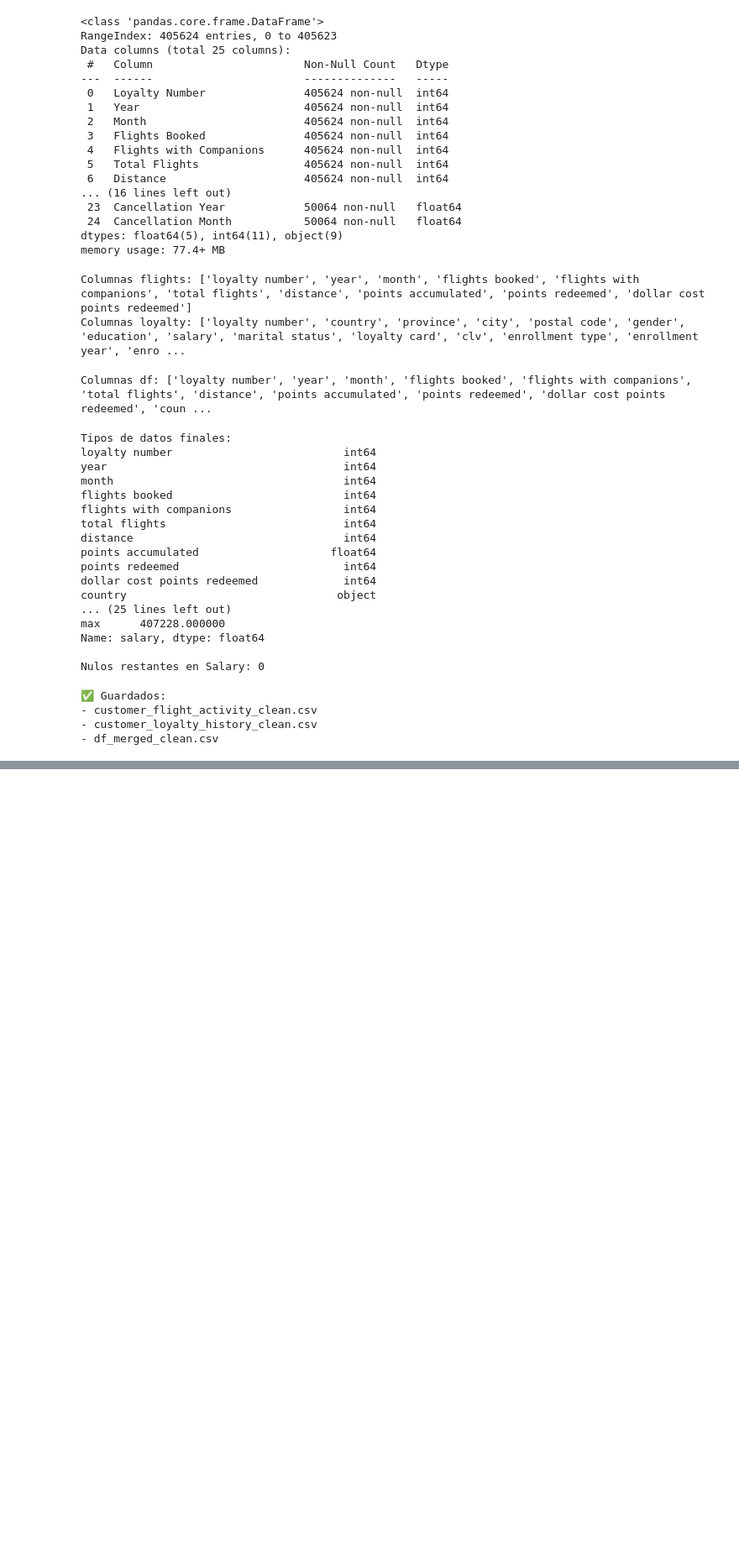
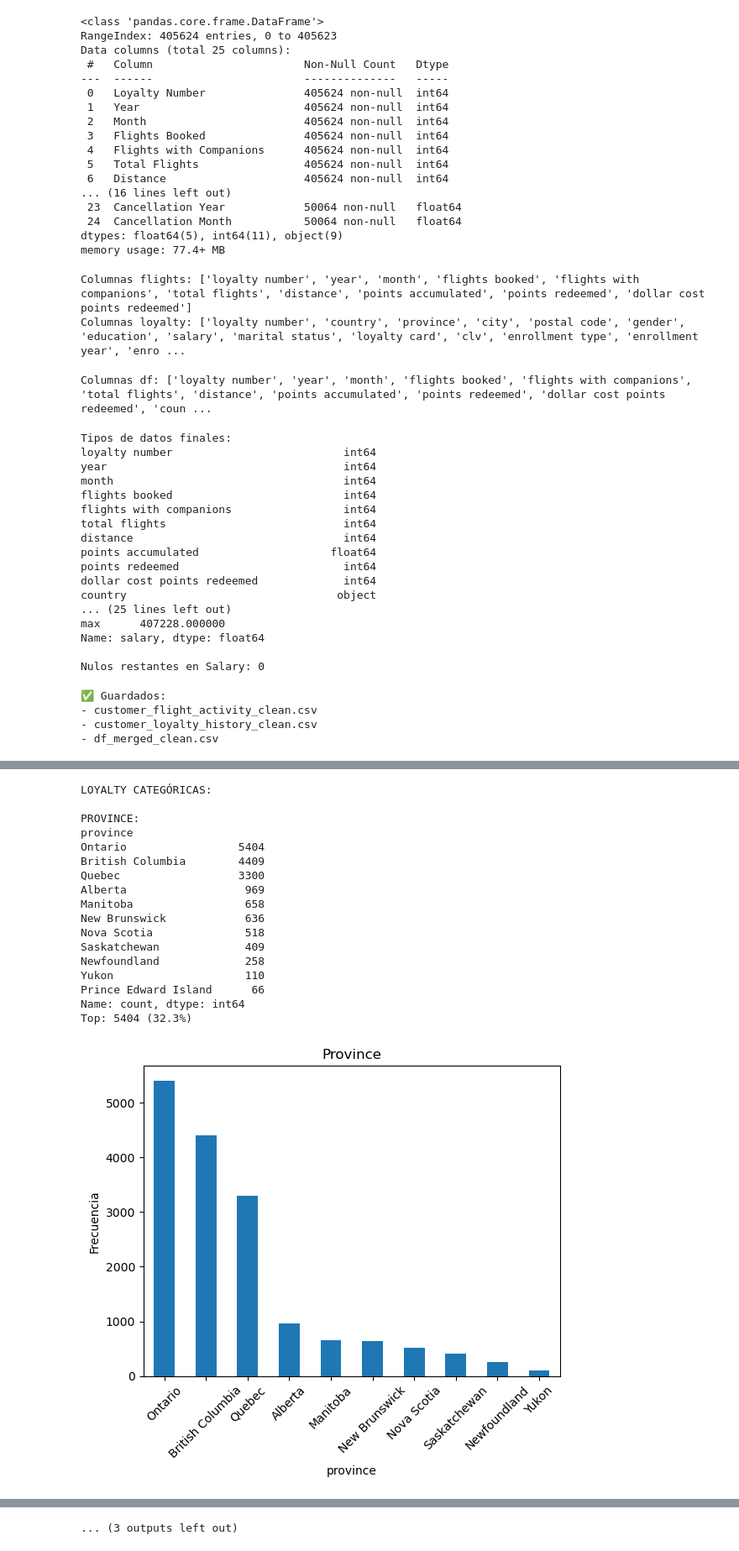
Before and after one commit to Adalab/bda-modulo-3-evaluacion-final-cristinaragon, a Jupyter notebook: Analisis_Loyalty.ipynb, the cells around one changed output, grey strips where cells are left out. Shown at 84% size. Saved outputs shown, nothing was run; the diff lists cells and outputs as text; code cells hidden in the pictures; blank space fills up the shorter version.

```diff
--- a/Analisis_Loyalty.ipynb
+++ b/Analisis_Loyalty.ipynb
@@ -405,0 +624,79 @@ df = pd.read_csv('df_merged_clean.csv')
+# %%
+import pandas as pd
+import matplotlib.pyplot as plt
+import seaborn as sns
+
+# Cargar datasets limpios (ajusta nombres)
+df_flights = pd.read_csv('customer_flight_activity_clean.csv')  # Tu versión limpia
+df_loyalty = pd.read_csv('customer_loyalty_history_clean.csv')  # Tu versión limpia
+
+# === 1. FRECUENCIAS LOYALTY ===
+cat_loyalty = ['province', 'education', 'marital status', 'loyalty card', 'gender']
+print("LOYALTY CATEGÓRICAS:")
+for var in cat_loyalty:
+    print(f"\n{var.upper()}:")
+    freq = df_loyalty[var].value_counts()
+    print(freq)
+    print(f"Top: {freq.iloc[0]} ({freq.iloc[0]/len(df_loyalty)*100:.1f}%)")
+    # Gráfico
+    freq.head(10).plot(kind='bar', title=var.title())
+    plt.ylabel('Frecuencia')
+    plt.xticks(rotation=45)
+    plt.show()
+
+# === 2. FRECUENCIAS FLIGHTS ===
+cat_flights = ['year', 'month']  # Si están separadas
+for var in cat_flights:
+    if var in df_flights.columns:
+        print(f"\n{var.upper()}:")
+        freq = df_flights[var].value_counts().sort_index()
+        print(freq)
+        freq.plot(kind='bar', title=var.title())
+        plt.show()
+
+# === 3. TABLA RESUMEN ===
+summary = pd.DataFrame({
+    'Variable': [],
+    'Top_Cat': [],
+    'Freq': [],
+    '%': []
+})
+for df_name, cats in [('Loyalty', cat_loyalty), ('Flights', cat_flights)]:
+    for var in cats:
+        if df_name == 'Loyalty' and var in df_loyalty.columns:
+            top = df_loyalty[var].value_counts().iloc[0]
+            pct = top / len(df_loyalty) * 100
+        elif df_name == 'Flights' and var in df_flights.columns:
+            top = df_flights[var].value_counts().iloc[0]
+            pct = top / len(df_flights) * 100
+        else:
+            continue
+        summary = pd.concat([summary, pd.DataFrame({
+            'Variable': [var],
+            'Top_Cat': [df_loyalty[var].value_counts().index[0] if df_name=='Loyalty' else df_flights[var].value_counts().index[0]],
+            'Freq': [top],
+            '%': [f'{pct:.1f}%']
+        })], ignore_index=True)
+
+print("\nRESUMEN:")
+print(summary)
+summary.to_csv('frecuencias_categoricas.csv', index=False)
+# %% [output]
+LOYALTY CATEGÓRICAS:
+
+PROVINCE:
+province
+Ontario                 5404
+British Columbia        4409
+Quebec                  3300
+Alberta                  969
+Manitoba                 658
+New Brunswick            636
+Nova Scotia              518
+Saskatchewan             409
+Newfoundland             258
+Yukon                    110
+Prince Edward Island      66
+Name: count, dtype: int64
+Top: 5404 (32.3%)
+[figure, added]
@@ -405,0 +742 @@ df = pd.read_csv('df_merged_clean.csv')
+... (3 outputs left out)
```
Also changed, not shown: parts of 22 cells of this notebook, 11 other files.
